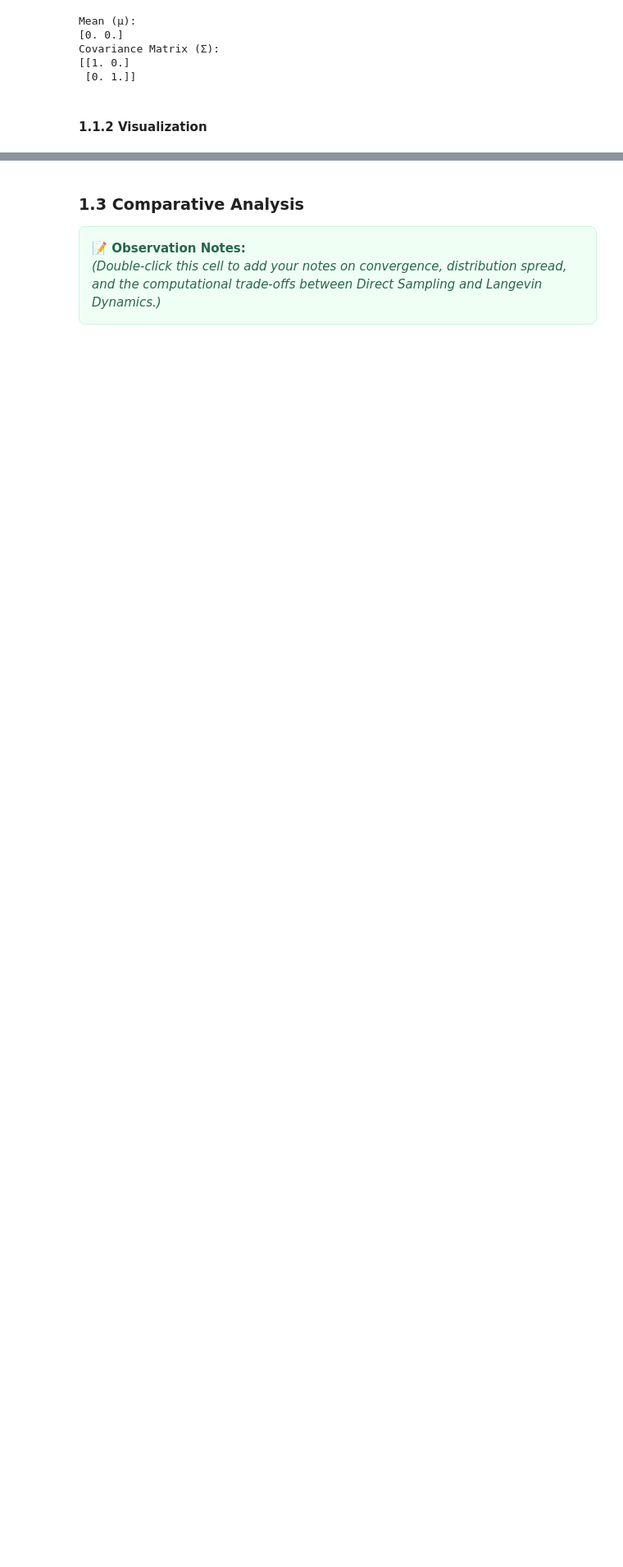
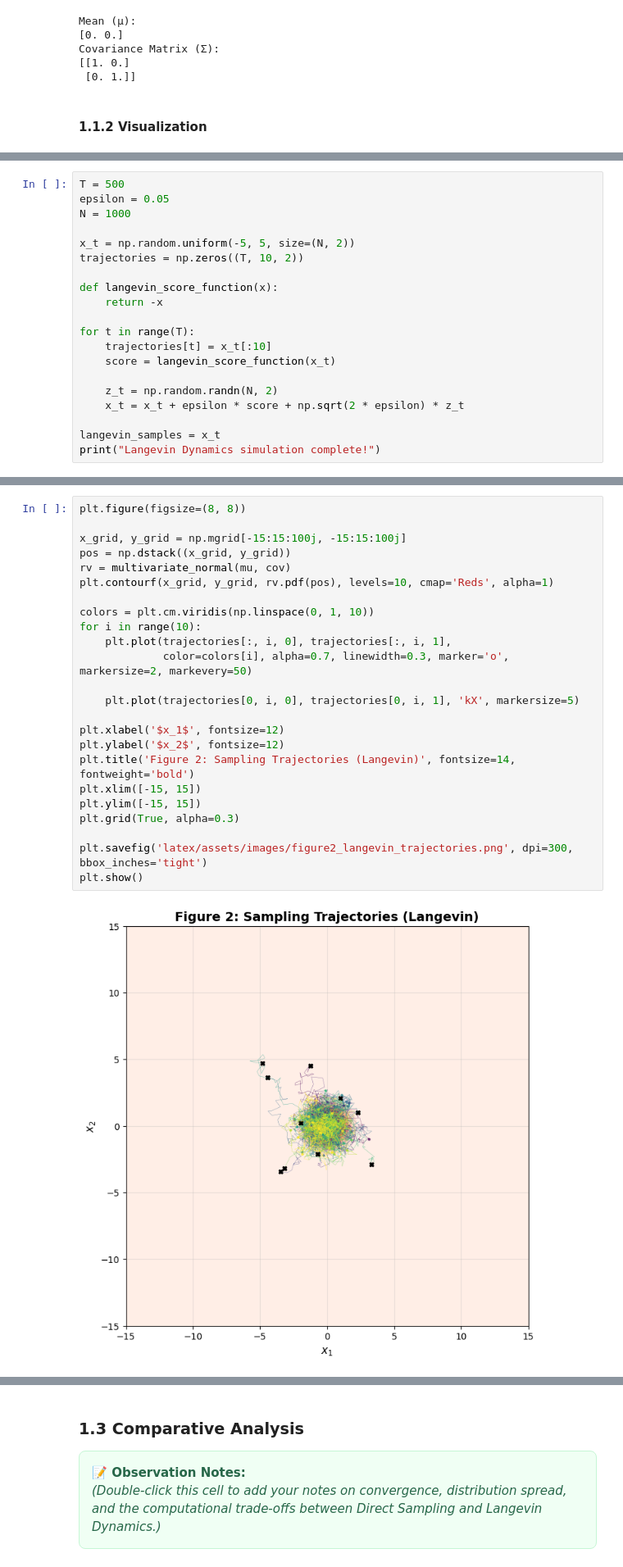
Before and after one commit to Parsa-Saeednia/UT-DataScience-Spring2026, a Jupyter notebook: Assignments/CA1/implementation.ipynb, the cells around one changed output, grey strips where cells are left out. Shown at 82% size. Cells and saved outputs as stored; diff of their text form; blank space fills up the shorter version.

```diff
--- a/Assignments/CA1/implementation.ipynb
+++ b/Assignments/CA1/implementation.ipynb
@@ -84,0 +86,20 @@ plt.show()
+# %%
+T = 500
+epsilon = 0.05
+N = 1000
+
+x_t = np.random.uniform(-5, 5, size=(N, 2))
+trajectories = np.zeros((T, 10, 2))
+
+def langevin_score_function(x):
+    return -x
+
+for t in range(T):
+    trajectories[t] = x_t[:10]
+    score = langevin_score_function(x_t)
+
+    z_t = np.random.randn(N, 2)
+    x_t = x_t + epsilon * score + np.sqrt(2 * epsilon) * z_t
+
+langevin_samples = x_t
+print("Langevin Dynamics simulation complete!")
@@ -84,0 +110,26 @@ plt.show()
+# %%
+plt.figure(figsize=(8, 8))
+
+x_grid, y_grid = np.mgrid[-15:15:100j, -15:15:100j]
+pos = np.dstack((x_grid, y_grid))
+rv = multivariate_normal(mu, cov)
+plt.contourf(x_grid, y_grid, rv.pdf(pos), levels=10, cmap='Reds', alpha=1)
+
+colors = plt.cm.viridis(np.linspace(0, 1, 10))
+for i in range(10):
+    plt.plot(trajectories[:, i, 0], trajectories[:, i, 1],
+             color=colors[i], alpha=0.7, linewidth=0.3, marker='o', markersize=2, markevery=50)
+
+    plt.plot(trajectories[0, i, 0], trajectories[0, i, 1], 'kX', markersize=5)
+
+plt.xlabel('$x_1$', fontsize=12)
+plt.ylabel('$x_2$', fontsize=12)
+plt.title('Figure 2: Sampling Trajectories (Langevin)', fontsize=14, fontweight='bold')
+plt.xlim([-15, 15])
+plt.ylim([-15, 15])
+plt.grid(True, alpha=0.3)
+
+plt.savefig('latex/assets/images/figure2_langevin_trajectories.png', dpi=300, bbox_inches='tight')
+plt.show()
+# %% [output]
+[figure, added]
```
Also changed, not shown: parts of 11 cells of this notebook, 5 other files.
